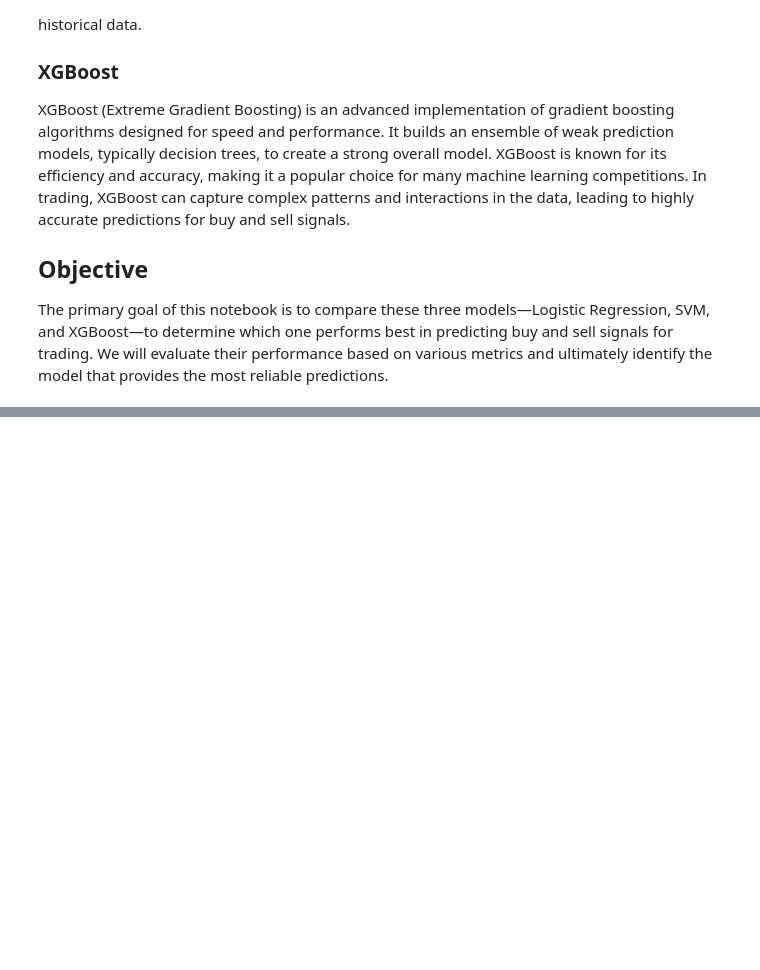
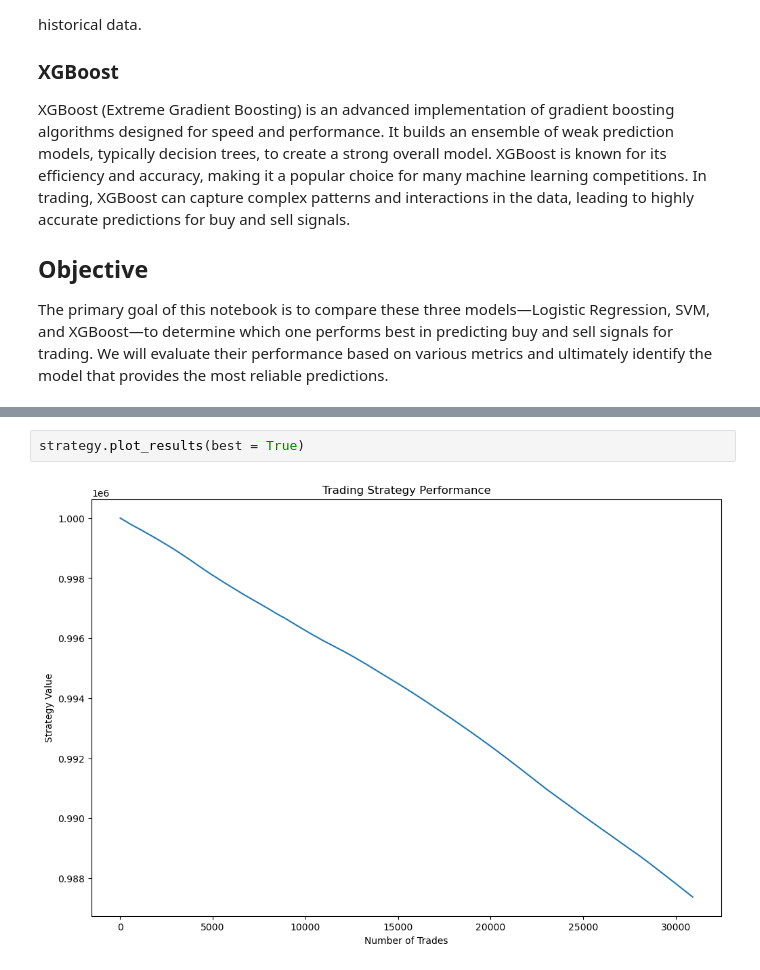
Before and after one commit to alfredobau21/proyecto_trading, a Jupyter notebook: Project 3 Machine Learning/Report ML.ipynb, the cells around one changed output, grey strips where cells are left out. Saved outputs shown, nothing was run; the diff lists cells and outputs as text; blank space fills up the shorter version.

```diff
--- a/Project 3 Machine Learning/Report ML.ipynb
+++ b/Project 3 Machine Learning/Report ML.ipynb
@@ -23,0 +77,4 @@ The primary goal of this notebook is to compare these three models—Logistic Re
+# %%
+strategy.plot_results(best = True)
+# %% [output]
+[figure, added]
```
Also changed, not shown: parts of 6 cells of this notebook, 4 other files.
